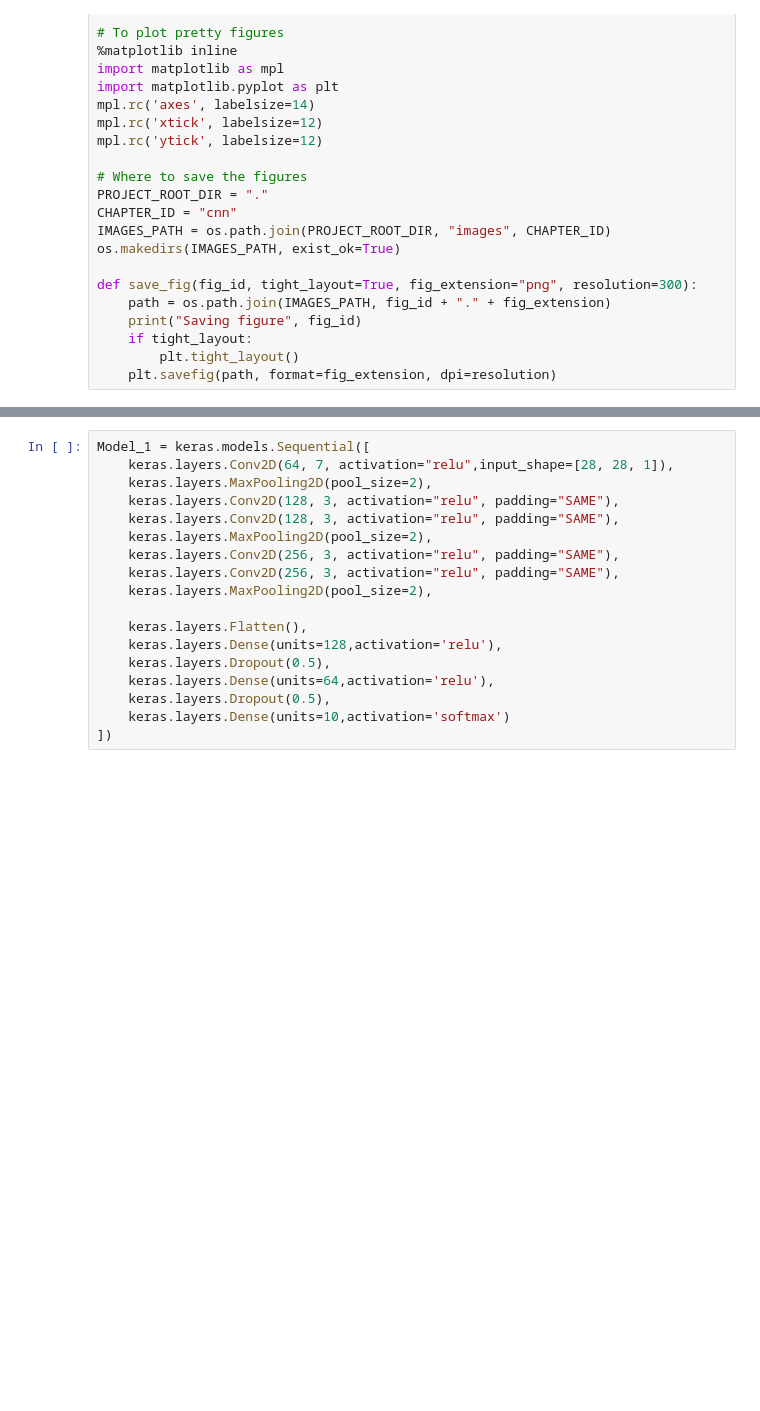
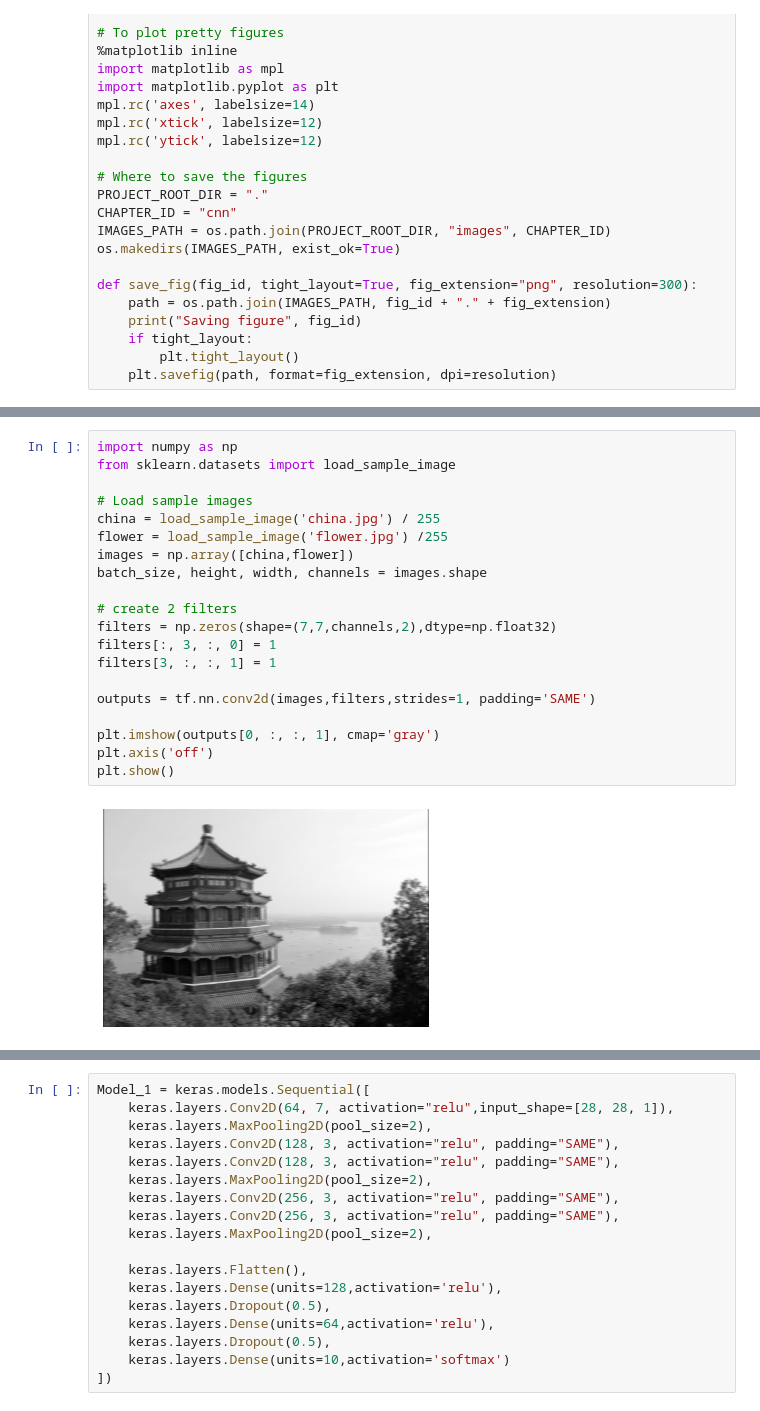
Before and after one commit to TeguhPermana666/Deep-Computer_Vision, a Jupyter notebook: CNN_arsitekture_Fashion Mnist.ipynb, the cells around one changed output, grey strips where cells are left out. Drawn from its saved outputs; the diff is of its cells as text; blank space fills up the shorter version.

```diff
--- a/CNN_arsitekture_Fashion Mnist.ipynb
+++ b/CNN_arsitekture_Fashion Mnist.ipynb
@@ -55,0 +64,22 @@ def save_fig(fig_id, tight_layout=True, fig_extension="png", resolution=300):
+# %%
+import numpy as np
+from sklearn.datasets import load_sample_image
+
+# Load sample images
+china = load_sample_image('china.jpg') / 255
+flower = load_sample_image('flower.jpg') /255
+images = np.array([china,flower])
+batch_size, height, width, channels = images.shape
+
+# create 2 filters
+filters = np.zeros(shape=(7,7,channels,2),dtype=np.float32)
+filters[:, 3, :, 0] = 1
+filters[3, :, :, 1] = 1
+
+outputs = tf.nn.conv2d(images,filters,strides=1, padding='SAME')
+
+plt.imshow(outputs[0, :, :, 1], cmap='gray')
+plt.axis('off')
+plt.show()
+# %% [output]
+[figure, added]
```
Also changed, not shown: parts of 9 cells of this notebook.
